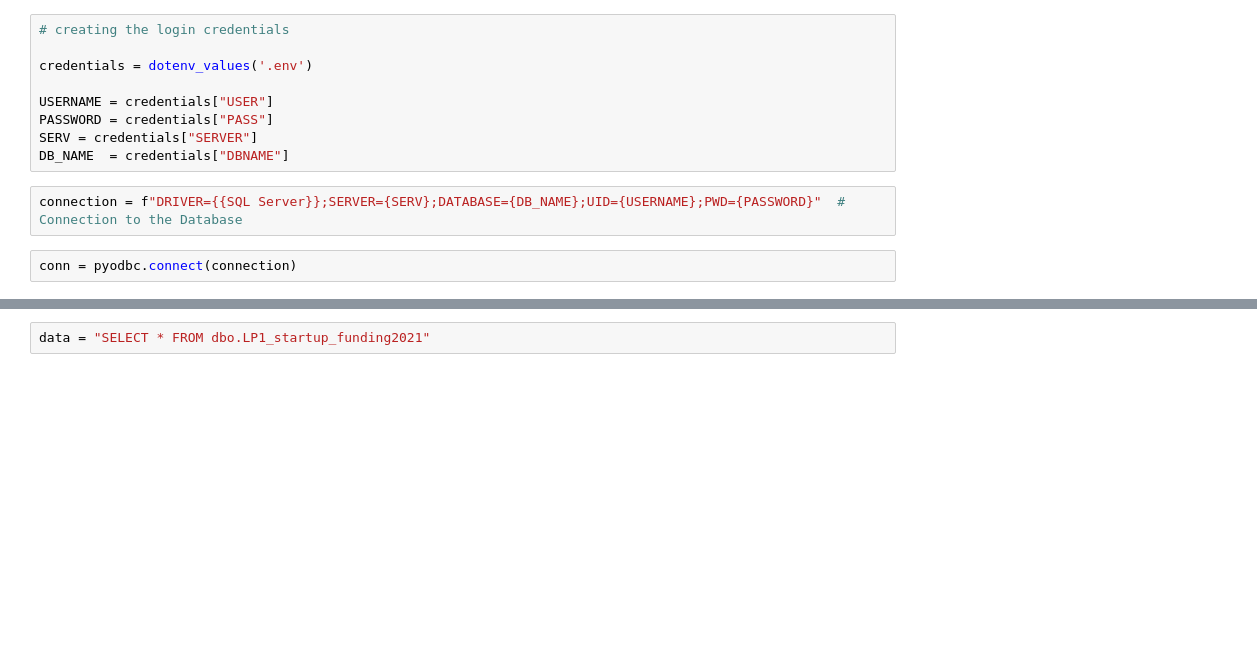
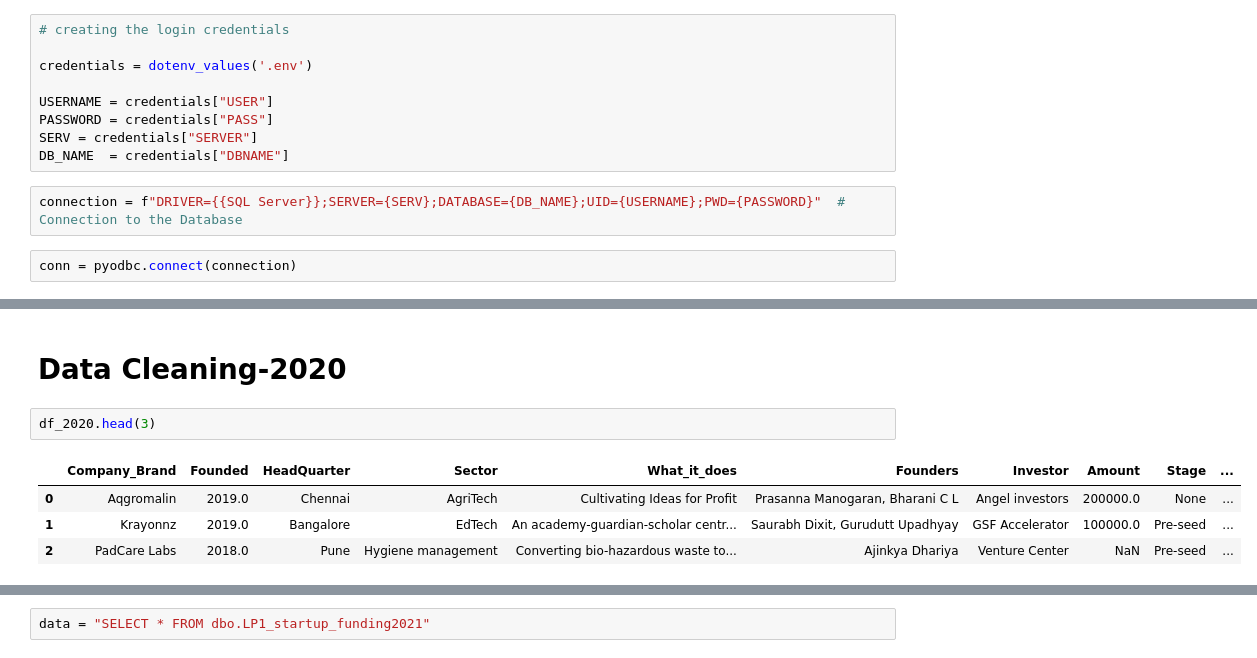
Before and after one commit to qochieng/Data-analysis-of-Startups-Funding-in-India, a Jupyter notebook: LP1-Project.ipynb, the cells around one changed output, grey strips where cells are left out. Cells and saved outputs as stored; diff of their text form; blank space fills up the shorter version.

```diff
--- a/LP1-Project.ipynb
+++ b/LP1-Project.ipynb
@@ -89,0 +107,9 @@ Name: count, Length: 302, dtype: int64
+# %% [markdown]
+# Data Cleaning-2020
+# %%
+df_2020.head(3)
+# %% [output]
+|  | Company_Brand | Founded | HeadQuarter | Sector | What_it_does | Founders | Investor | Amount | Stage | ... |
+| 0 | Aqgromalin | 2019.0 | Chennai | AgriTech | Cultivating Ideas for Profit | Prasanna Manogaran, Bharani C L | Angel investors | 200000.0 | None | ... |
+| 1 | Krayonnz | 2019.0 | Bangalore | EdTech | An academy-guardian-scholar centr... | Saurabh Dixit, Gurudutt Upadhyay | GSF Accelerator | 100000.0 | Pre-seed | ... |
+| 2 | PadCare Labs | 2018.0 | Pune | Hygiene management | Converting bio-hazardous waste to... | Ajinkya Dhariya | Venture Center | NaN | Pre-seed | ... |
```
Also changed, not shown: parts of 16 cells of this notebook, 1 other file.
